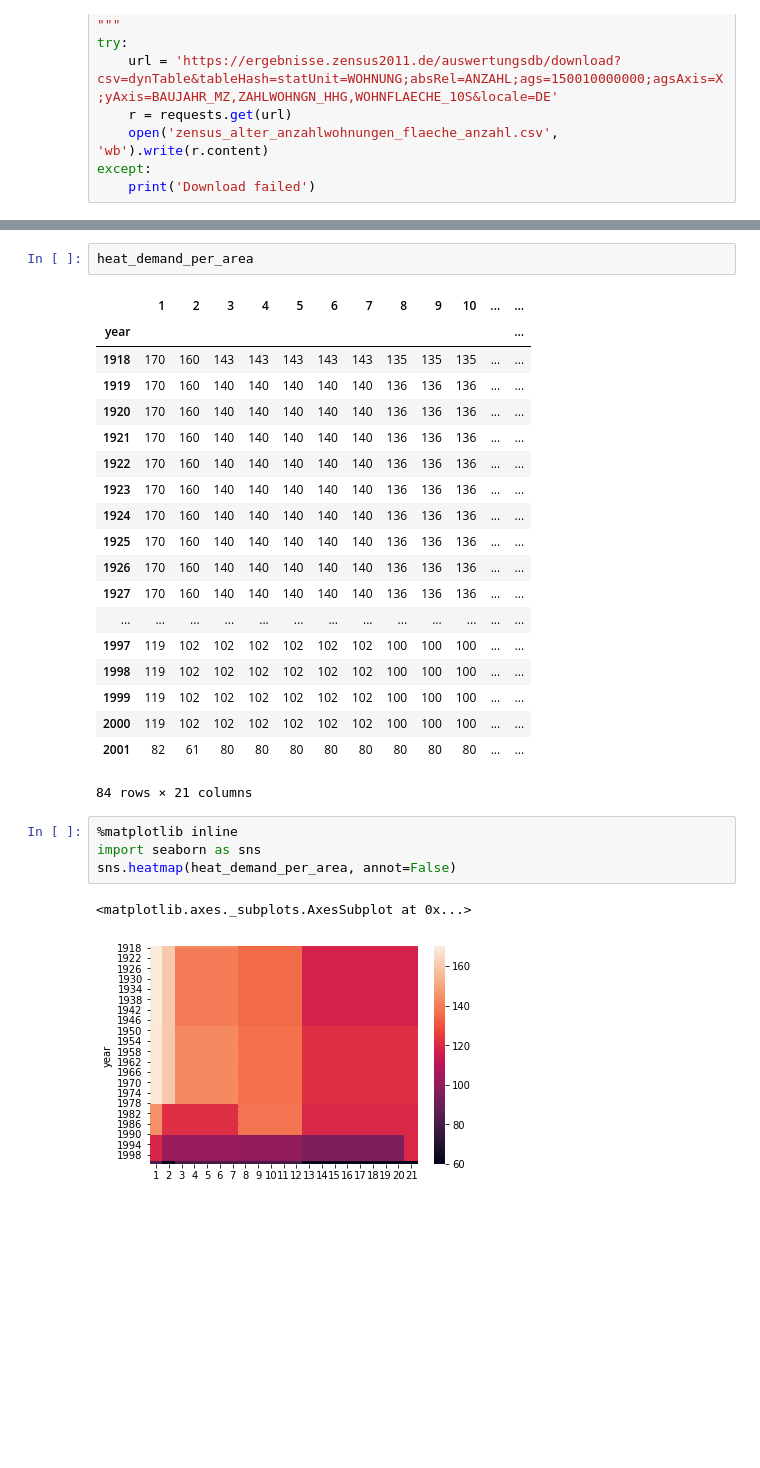
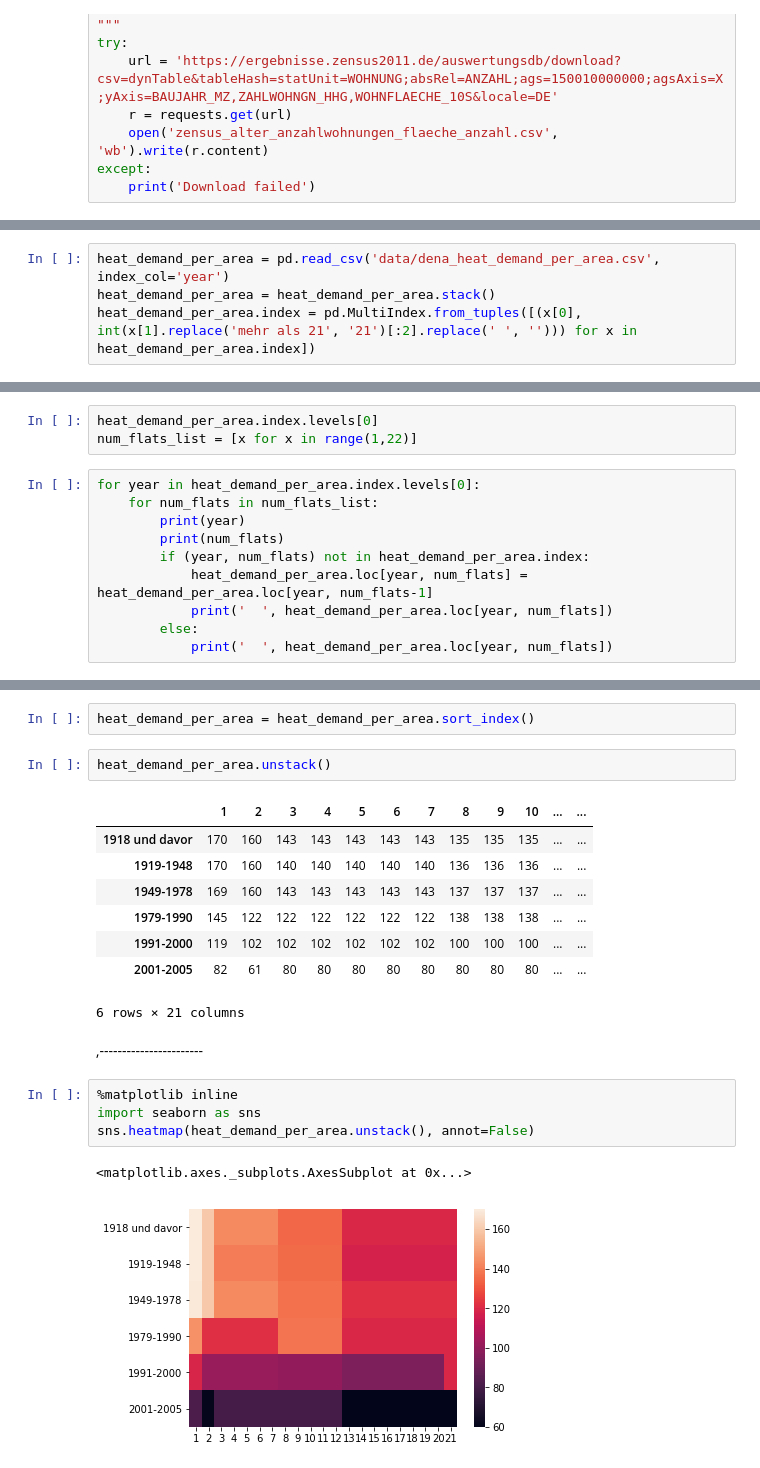
Before and after one commit to jnnr/models_oemof, a Jupyter notebook: example_demandlib/get_annual_heat_demand_from_zensus.ipynb, the cells around one changed output, grey strips where cells are left out. Cells and saved outputs as stored; diff of their text form; blank space fills up the shorter version.

```diff
--- a/example_demandlib/get_annual_heat_demand_from_zensus.ipynb
+++ b/example_demandlib/get_annual_heat_demand_from_zensus.ipynb
@@ -162,0 +107,4 @@ heat_demand_per_area.sort_index(inplace=True)
+# %%
+heat_demand_per_area = pd.read_csv('data/dena_heat_demand_per_area.csv', index_col='year')
+heat_demand_per_area = heat_demand_per_area.stack()
+heat_demand_per_area.index = pd.MultiIndex.from_tuples([(x[0], int(x[1].replace('mehr als 21', '21')[:2].replace(' ', ''))) for x in heat_demand_per_area.index])
@@ -162,0 +115,13 @@ heat_demand_per_area.sort_index(inplace=True)
+# %%
+heat_demand_per_area.index.levels[0]
+num_flats_list = [x for x in range(1,22)]
+# %%
+for year in heat_demand_per_area.index.levels[0]:
+    for num_flats in num_flats_list:
+        print(year)
+        print(num_flats)
+        if (year, num_flats) not in heat_demand_per_area.index:
+            heat_demand_per_area.loc[year, num_flats] = heat_demand_per_area.loc[year, num_flats-1]
+            print('  ', heat_demand_per_area.loc[year, num_flats])
+        else:
+            print('  ', heat_demand_per_area.loc[year, num_flats])
@@ -163,32 +146,25 @@ heat_demand_per_area.sort_index(inplace=True)
+# %%
+heat_demand_per_area = heat_demand_per_area.sort_index()
 # %%
-heat_demand_per_area
+heat_demand_per_area.unstack()
 # %% [output]
 |  | 1 | 2 | 3 | 4 | 5 | 6 | 7 | 8 | 9 | 10 | ... | ... |
-| year |  |  |  |  |  |  |  |  |  |  |  | ... |
-| 1918 | 170 | 160 | 143 | 143 | 143 | 143 | 143 | 135 | 135 | 135 | ... | ... |
-| 1919 | 170 | 160 | 140 | 140 | 140 | 140 | 140 | 136 | 136 | 136 | ... | ... |
-| 1920 | 170 | 160 | 140 | 140 | 140 | 140 | 140 | 136 | 136 | 136 | ... | ... |
-| 1921 | 170 | 160 | 140 | 140 | 140 | 140 | 140 | 136 | 136 | 136 | ... | ... |
-| 1922 | 170 | 160 | 140 | 140 | 140 | 140 | 140 | 136 | 136 | 136 | ... | ... |
-| 1923 | 170 | 160 | 140 | 140 | 140 | 140 | 140 | 136 | 136 | 136 | ... | ... |
-| 1924 | 170 | 160 | 140 | 140 | 140 | 140 | 140 | 136 | 136 | 136 | ... | ... |
-| 1925 | 170 | 160 | 140 | 140 | 140 | 140 | 140 | 136 | 136 | 136 | ... | ... |
-| 1926 | 170 | 160 | 140 | 140 | 140 | 140 | 140 | 136 | 136 | 136 | ... | ... |
-| 1927 | 170 | 160 | 140 | 140 | 140 | 140 | 140 | 136 | 136 | 136 | ... | ... |
-| ... | ... | ... | ... | ... | ... | ... | ... | ... | ... | ... | ... | ... |
-| 1997 | 119 | 102 | 102 | 102 | 102 | 102 | 102 | 100 | 100 | 100 | ... | ... |
-| 1998 | 119 | 102 | 102 | 102 | 102 | 102 | 102 | 100 | 100 | 100 | ... | ... |
-| 1999 | 119 | 102 | 102 | 102 | 102 | 102 | 102 | 100 | 100 | 100 | ... | ... |
-| 2000 | 119 | 102 | 102 | 102 | 102 | 102 | 102 | 100 | 100 | 100 | ... | ... |
-| 2001 | 82 | 61 | 80 | 80 | 80 | 80 | 80 | 80 | 80 | 80 | ... | ... |
+| 1918 und davor | 170 | 160 | 143 | 143 | 143 | 143 | 143 | 135 | 135 | 135 | ... | ... |
+| 1919-1948 | 170 | 160 | 140 | 140 | 140 | 140 | 140 | 136 | 136 | 136 | ... | ... |
+| 1949-1978 | 169 | 160 | 143 | 143 | 143 | 143 | 143 | 137 | 137 | 137 | ... | ... |
+| 1979-1990 | 145 | 122 | 122 | 122 | 122 | 122 | 122 | 138 | 138 | 138 | ... | ... |
+| 1991-2000 | 119 | 102 | 102 | 102 | 102 | 102 | 102 | 100 | 100 | 100 | ... | ... |
+| 2001-2005 | 82 | 61 | 80 | 80 | 80 | 80 | 80 | 80 | 80 | 80 | ... | ... |
-84 rows × 21 columns
+6 rows × 21 columns
+# %% [markdown]
+,-----------------------
 # %%
 %matplotlib inline
 import seaborn as sns
-sns.heatmap(heat_demand_per_area, annot=False)
+sns.heatmap(heat_demand_per_area.unstack(), annot=False)
 # %% [output]
 <matplotlib.axes._subplots.AxesSubplot at 0x...>
-[figure, old version]
+[figure, new version]
 # %%
 heat_demand_per_area.loc[1919:1948].mean()
 heat_demand_per_area.loc[1949:1978].mean()
```
Also changed, not shown: parts of 12 cells of this notebook.
